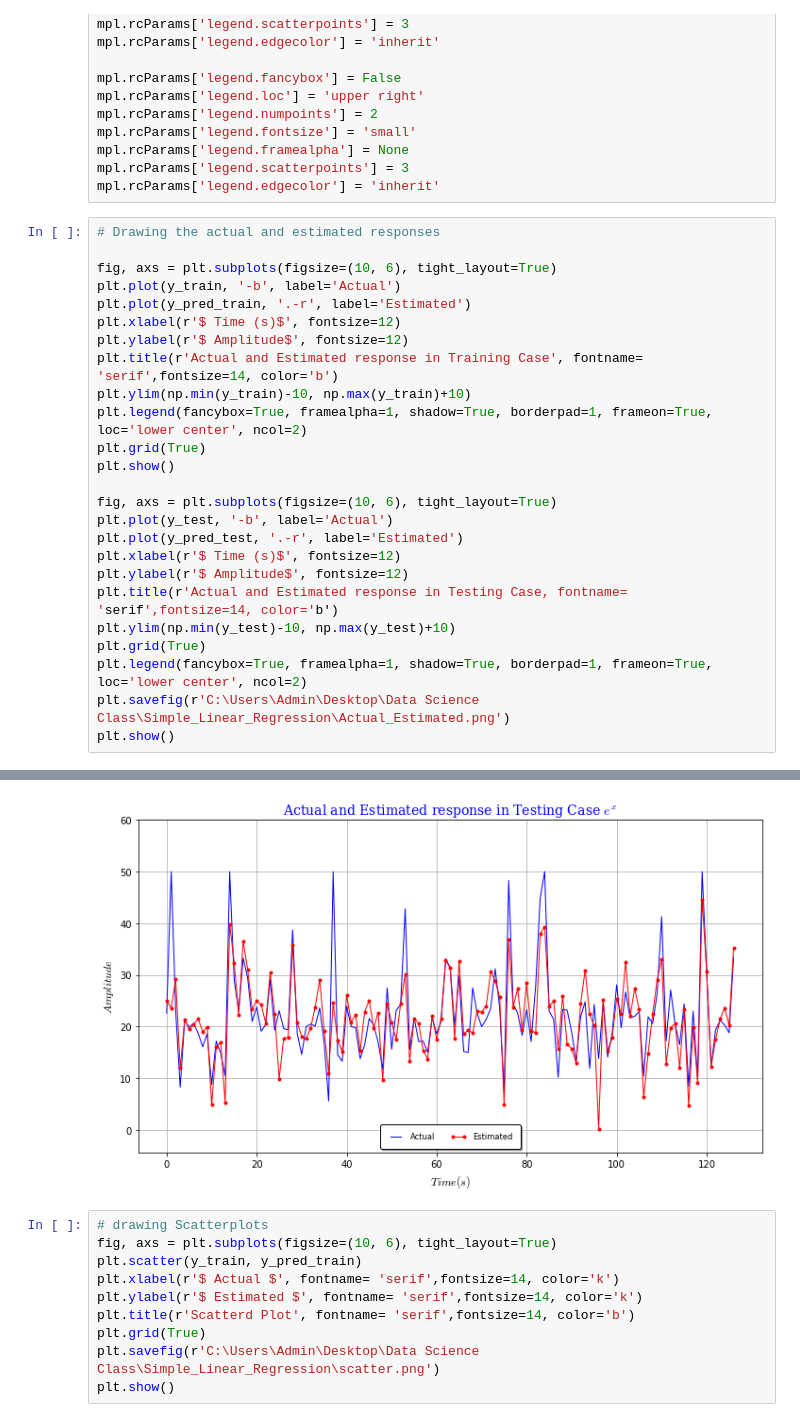
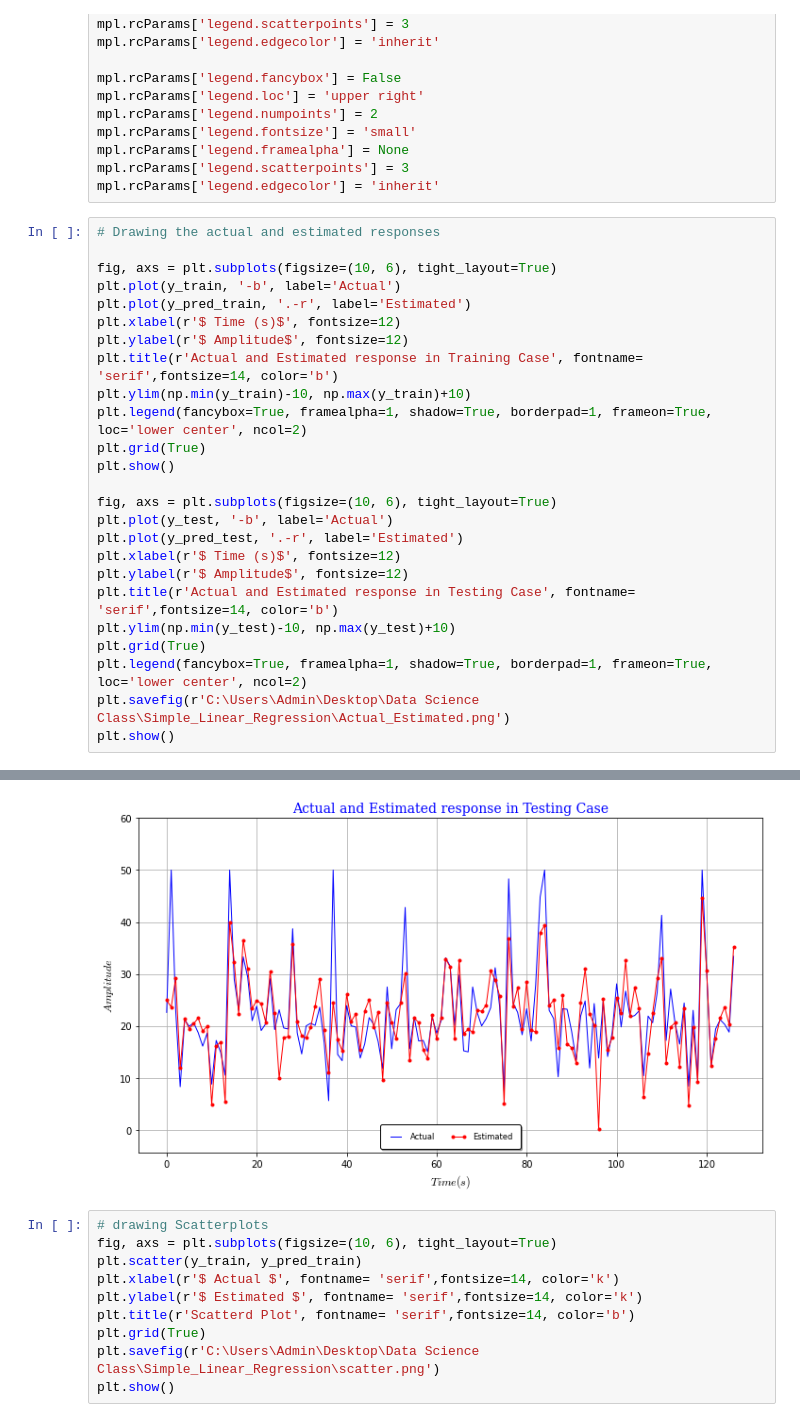
Before and after one commit to asheta66/Machine-Learning-2024, a Jupyter notebook: Simple Linear Regression/Simple_Linear_Regression_boston.ipynb, the cells around one changed output, grey strips where cells are left out. Saved outputs shown, nothing was run; the diff lists cells and outputs as text.

```diff
--- a/Simple Linear Regression/Simple_Linear_Regression_boston.ipynb
+++ b/Simple Linear Regression/Simple_Linear_Regression_boston.ipynb
@@ -180,31 +208,31 @@ mpl.rcParams['legend.edgecolor'] = 'inherit'
 # %%
 # Drawing the actual and estimated responses
 
 fig, axs = plt.subplots(figsize=(10, 6), tight_layout=True)
 plt.plot(y_train, '-b', label='Actual')
 plt.plot(y_pred_train, '.-r', label='Estimated')
 plt.xlabel(r'$ Time (s)$', fontsize=12)
 plt.ylabel(r'$ Amplitude$', fontsize=12)
 plt.title(r'Actual and Estimated response in Training Case', fontname= 'serif',fontsize=14, color='b')
 plt.ylim(np.min(y_train)-10, np.max(y_train)+10)
 plt.legend(fancybox=True, framealpha=1, shadow=True, borderpad=1, frameon=True, loc='lower center', ncol=2)
 plt.grid(True)
 plt.show()
 
 fig, axs = plt.subplots(figsize=(10, 6), tight_layout=True)
 plt.plot(y_test, '-b', label='Actual')
 plt.plot(y_pred_test, '.-r', label='Estimated')
 plt.xlabel(r'$ Time (s)$', fontsize=12)
 plt.ylabel(r'$ Amplitude$', fontsize=12)
-plt.title(r'Actual and Estimated response in Testing Case, fontname= 'serif',fontsize=14, color='b')
+plt.title(r'Actual and Estimated response in Testing Case', fontname= 'serif',fontsize=14, color='b')
 plt.ylim(np.min(y_test)-10, np.max(y_test)+10)
 plt.grid(True)
 plt.legend(fancybox=True, framealpha=1, shadow=True, borderpad=1, frameon=True, loc='lower center', ncol=2)
 plt.savefig(r'C:\Users\Admin\Desktop\Data Science Class\Simple_Linear_Regression\Actual_Estimated.png')
 plt.show()
 # %% [output]
 [figure]
-[figure, old version]
+[figure, new version]
 # %%
 # drawing Scatterplots
 fig, axs = plt.subplots(figsize=(10, 6), tight_layout=True)
```
Also changed, not shown: parts of 1 cell of this notebook.
